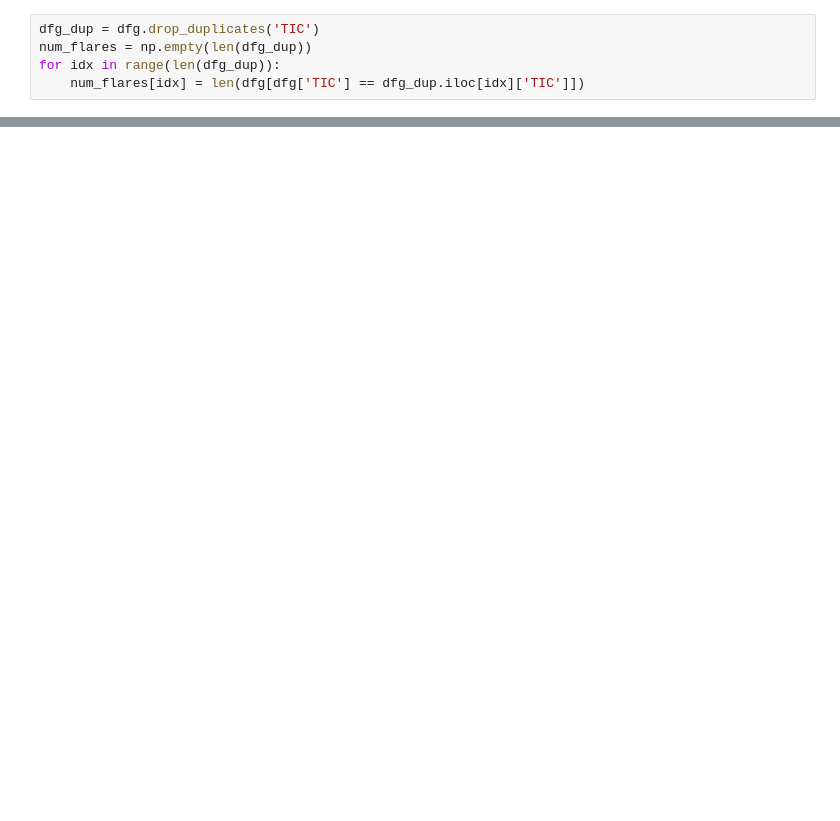
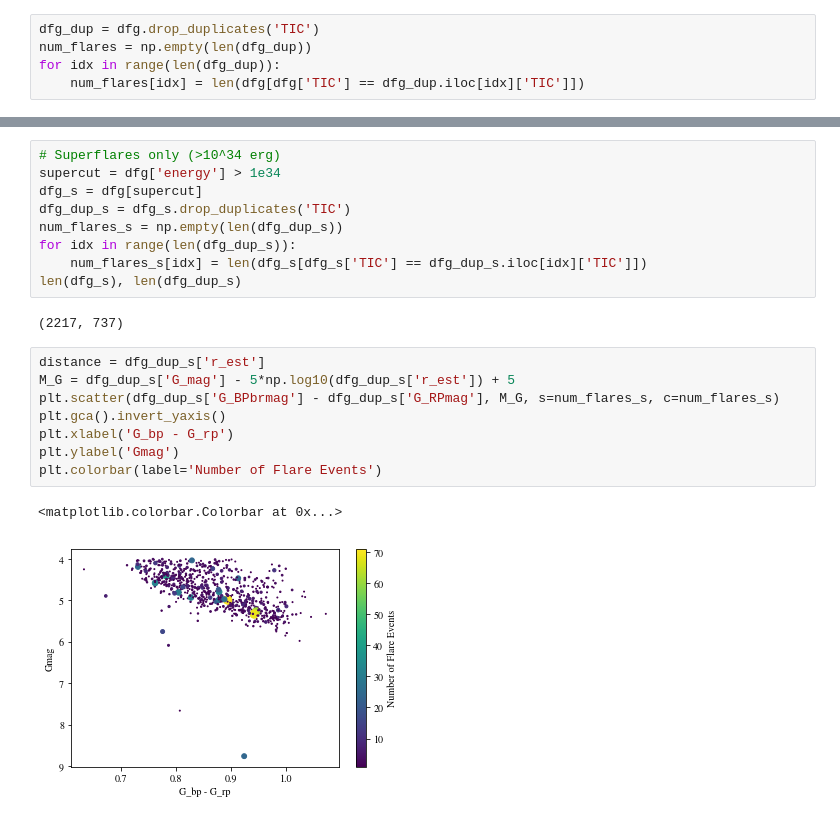
Before and after one commit to spencerw/tess_flare, a Jupyter notebook: GPflareStats1to13cpa313.ipynb, the cells around one changed output, grey strips where cells are left out. Drawn from its saved outputs; the diff is of its cells as text; blank space fills up the shorter version.

```diff
--- a/GPflareStats1to13cpa313.ipynb
+++ b/GPflareStats1to13cpa313.ipynb
@@ -283,0 +306,22 @@ plt.colorbar(label='Number of Flare Events')
+# %%
+# Superflares only (>10^34 erg)
+supercut = dfg['energy'] > 1e34
+dfg_s = dfg[supercut]
+dfg_dup_s = dfg_s.drop_duplicates('TIC')
+num_flares_s = np.empty(len(dfg_dup_s))
+for idx in range(len(dfg_dup_s)):
+    num_flares_s[idx] = len(dfg_s[dfg_s['TIC'] == dfg_dup_s.iloc[idx]['TIC']])
+len(dfg_s), len(dfg_dup_s)
+# %% [output]
+(2217, 737)
+# %%
+distance = dfg_dup_s['r_est']
+M_G = dfg_dup_s['G_mag'] - 5*np.log10(dfg_dup_s['r_est']) + 5
+plt.scatter(dfg_dup_s['G_BPbrmag'] - dfg_dup_s['G_RPmag'], M_G, s=num_flares_s, c=num_flares_s)
+plt.gca().invert_yaxis()
+plt.xlabel('G_bp - G_rp')
+plt.ylabel('Gmag')
+plt.colorbar(label='Number of Flare Events')
+# %% [output]
+<matplotlib.colorbar.Colorbar at 0x...>
+[figure, added]
```
Also changed, not shown: parts of 13 cells of this notebook, 1 other file.
